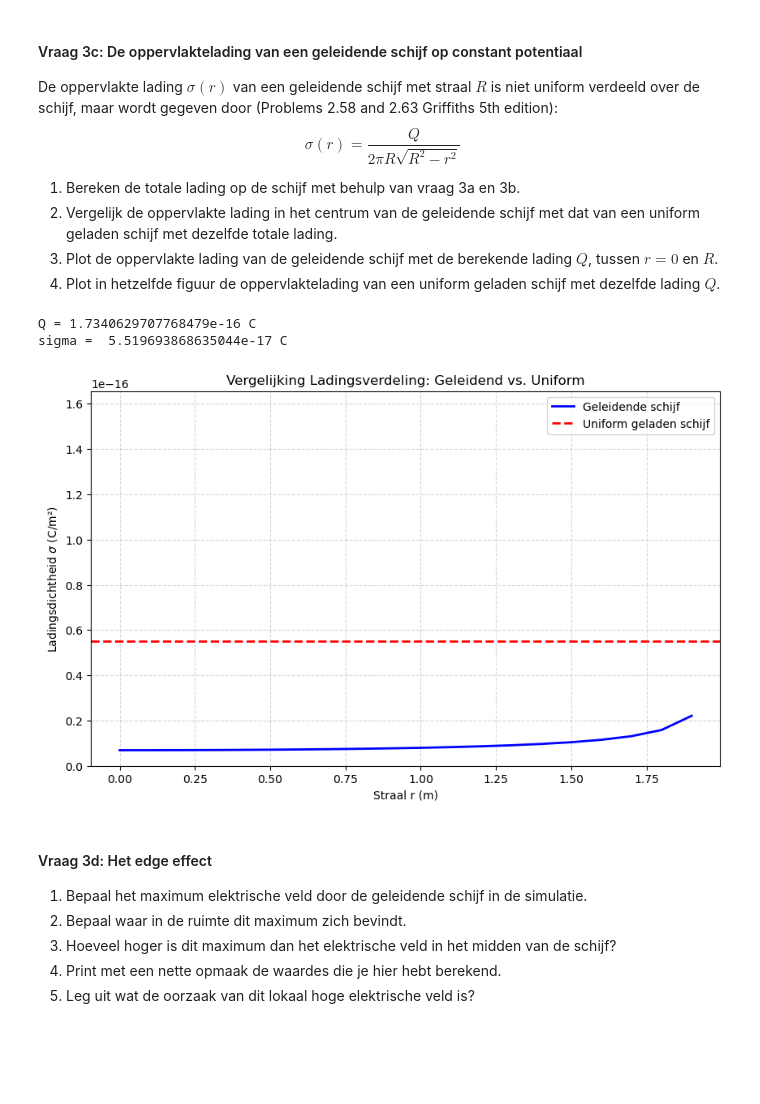
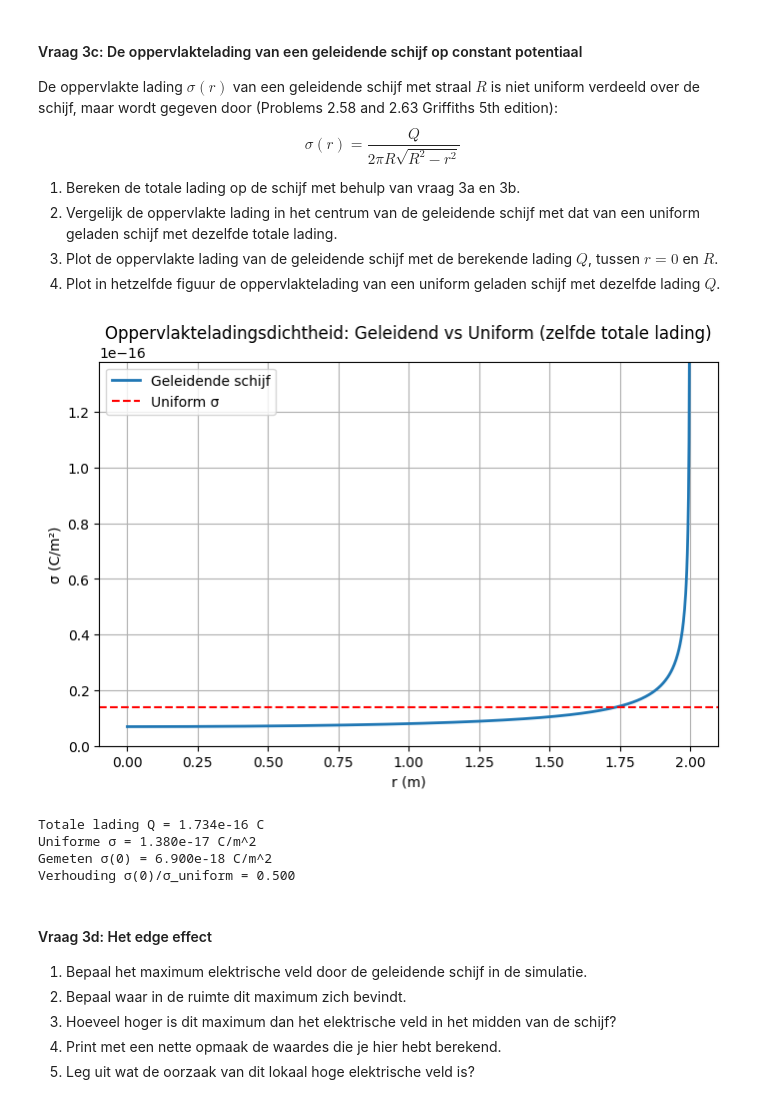
Before and after one commit to lwilt-dot/opdrachten-DEF-D, a Jupyter notebook: DigitaleOntwerpopdrachten/1CondensatorOpdracht/CondensatorOntwerpopdracht.ipynb, the cells around one changed output. Cells and saved outputs as stored; diff of their text form; code cells hidden in the pictures; blank space fills up the shorter version.

```diff
--- a/DigitaleOntwerpopdrachten/1CondensatorOpdracht/CondensatorOntwerpopdracht.ipynb
+++ b/DigitaleOntwerpopdrachten/1CondensatorOpdracht/CondensatorOntwerpopdracht.ipynb
@@ -667,33 +667,50 @@ $$\sigma(r) = \frac{Q}{2 \pi R \sqrt{R^2 - r^2}}$$
 3. Plot de oppervlakte lading van de geleidende schijf met de berekende lading $Q$, tussen $r = 0$ en $R$.
 4. Plot in hetzelfde figuur de oppervlaktelading van een uniform geladen schijf met dezelfde lading $Q$.
 # %%
-###
-###Jouw code hier###
-###
-R = 2
-#1
-Q_total = sigma_center * (2 * np.pi * R**2)
-print('Q =', Q_total, "C")
-#2
-sigma_uniform_val = Q_total / (np.pi)
-print("sigma = ", sigma_uniform_val, "C")
-sigma_theoretisch = Q_total / (2 * np.pi * R * np.sqrt(R**2 - r_vals**2))
-# 3 en 4
-plt.figure(figsize=(10, 6))
-plt.plot(r_vals, sigma_theoretisch, label='Geleidende schijf', color='blue', linewidth=2)
-plt.axhline(y=sigma_uniform_val, color='red', linestyle='--', label='Uniform geladen schijf', linewidth=2)
+# gebruik de ingestelde schijfstraal
+R = disk_radius
 
-plt.xlabel('Straal r (m)')
-plt.ylabel('Ladingsdichtheid $\sigma$ (C/m²)')
-plt.title('Vergelijking Ladingsverdeling: Geleidend vs. Uniform')
+# controleer of sigma_center beschikbaar is (berekend in 3b)
+if 'sigma_center' not in globals():
+    raise RuntimeError("sigma_center niet gevonden. Run eerst cel 3b om σ(0) te bepalen.")
+
+# 1) totale lading Q via σ(0) voor geleidende schijf: σ(0) = Q / (2π R^2)  => Q = 2π R^2 σ(0)
+Q_total = 2 * np.pi * R**2 * sigma_center
+
+# uniforme oppervlakte-ladingsdichtheid met dezelfde totale lading
+sigma_uniform = Q_total / (np.pi * R**2)
+
+# 3) σ(r) voor geleidende schijf: σ(r) = Q / (2π R sqrt(R^2 - r^2))
+# maak r-array die net niet tot R gaat om singulariteit te vermijden
+r_plot = np.linspace(0, R * 0.999999, 1000)
+sigma_conducting = Q_total / (2 * np.pi * R * np.sqrt(R**2 - r_plot**2))
+
+# 3 & 4) plotten
+plt.figure(figsize=(8,5))
+plt.plot(r_plot, sigma_conducting, label='Geleidende schijf', lw=2)
+plt.axhline(sigma_uniform, color='r', linestyle='--', label='Uniform σ')
+plt.xlabel('r (m)')
+plt.ylabel('σ (C/m²)')
+plt.title('Oppervlakteladingsdichtheid: Geleidend vs Uniform (zelfde totale lading)')
 plt.legend()
-plt.grid(True, which='both', linestyle='--', alpha=0.5)
-plt.ylim(0, sigma_uniform_val * 3) # Limiet voor leesbaarheid aangezien de rand naar oneindig gaat
+plt.grid(True)
+# beperk y-as voor leesbaarheid (rand divergeert)
+ymax = np.nanmin([np.nanmax(sigma_conducting[np.isfinite(sigma_conducting)]), sigma_uniform*10])
+plt.ylim(0, ymax)
 plt.show()
+
+# prints
+print(f"Totale lading Q = {Q_total:.3e} C")
+print(f"Uniforme σ = {sigma_uniform:.3e} C/m^2")
+print(f"Gemeten σ(0) = {sigma_center:.3e} C/m^2")
+print(f"Verhouding σ(0)/σ_uniform = {sigma_center/sigma_uniform:.3f}")
+# ...existing code...
 # %% [output]
+[figure, new version]
-Q = 1.7340629707768479e-16 C
-sigma =  5.519693868635044e-17 C
+Totale lading Q = 1.734e-16 C
+Uniforme σ = 1.380e-17 C/m^2
+Gemeten σ(0) = 6.900e-18 C/m^2
+Verhouding σ(0)/σ_uniform = 0.500
-[figure, old version]
 # %% [markdown]
 #### Vraag 3d: Het edge effect
 
```
Also changed, not shown: parts of 7 cells of this notebook.
